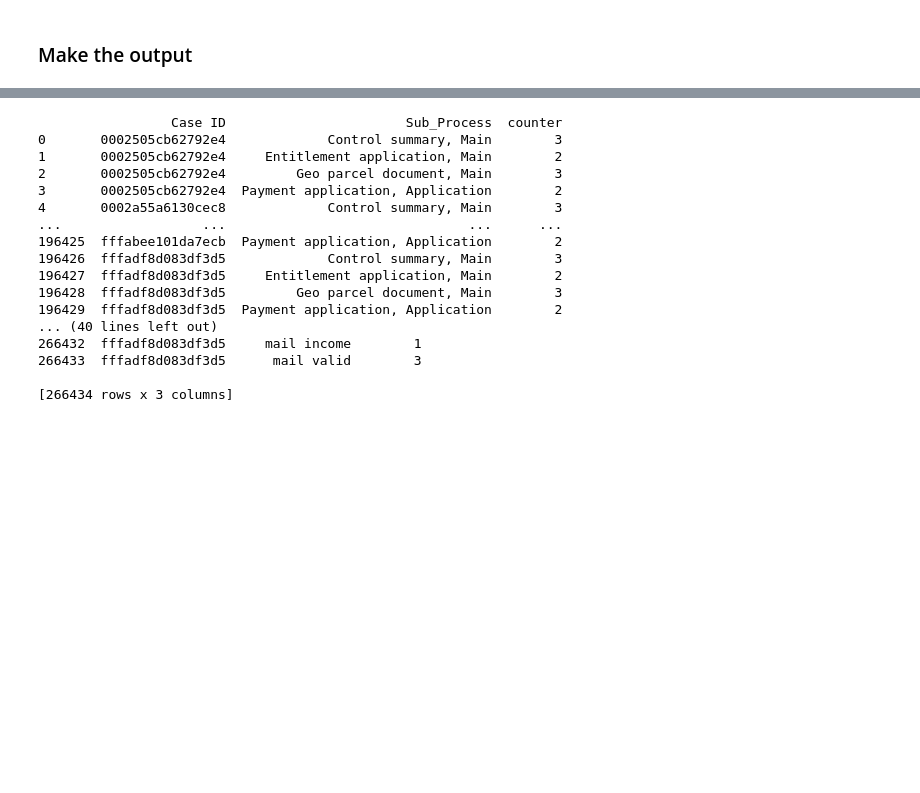
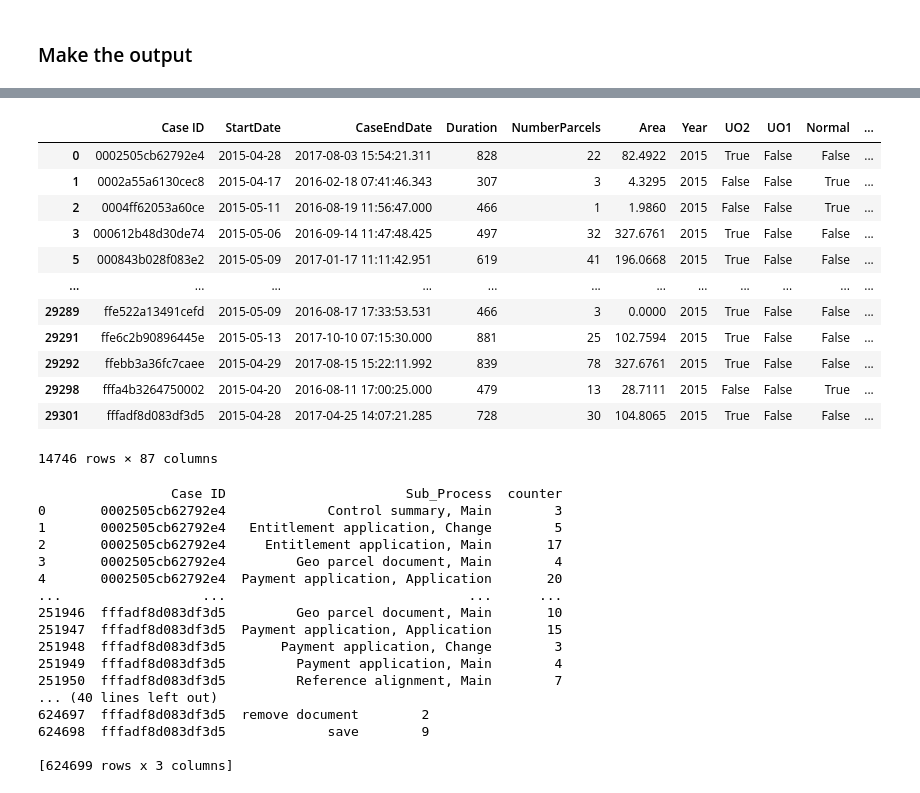
Before and after one commit to rowanarts/process-mining-assignment-2, a Jupyter notebook: Counter Notebook.ipynb, the cells around one changed output, grey strips where cells are left out. Cells and saved outputs as stored; diff of their text form; code cells hidden in the pictures; blank space fills up the shorter version.

```diff
--- a/Counter Notebook.ipynb
+++ b/Counter Notebook.ipynb
@@ -177,9 +177,14 @@ def setActivityCutoffPointTrain(cutoff):
 
     dfResults = dfResults.fillna(0)
 
+
 #     filterout = len(dfResults[dfResults['last_event_nr']!=cutoff])
 #     print("Filterout {} cases because they have less than {} events".format(filterout, cutoff))
-    dfResults = dfResults[dfResults['last_event_nr']==cutoff]
+    dfResults = dfResults[dfResults['last_event_nr']<=cutoff]
     dfResults.drop(columns=['DS Case ID', 'Act Case ID', 'last_event_nr'], axis=1, inplace=True)
+    dfResults = dfResults[dfResults['StartDate'].dt.year == 2015]
+
 
     return dfResults
+# %%
+traintest = setActivityCutoffPointTrain(180)
@@ -186,3 +209,19 @@ def setActivityCutoffPointTrain(cutoff):
+# %%
+traintest
+# %% [output]
+|  | Case ID | StartDate | CaseEndDate | Duration | NumberParcels | Area | Year | UO2 | UO1 | Normal | ... |
+| 0 | 0002505cb62792e4 | 2015-04-28 | 2017-08-03 15:54:21.311 | 828 | 22 | 82.4922 | 2015 | True | False | False | ... |
+| 1 | 0002a55a6130cec8 | 2015-04-17 | 2016-02-18 07:41:46.343 | 307 | 3 | 4.3295 | 2015 | False | False | True | ... |
+| 2 | 0004ff62053a60ce | 2015-05-11 | 2016-08-19 11:56:47.000 | 466 | 1 | 1.9860 | 2015 | False | False | True | ... |
+| 3 | 000612b48d30de74 | 2015-05-06 | 2016-09-14 11:47:48.425 | 497 | 32 | 327.6761 | 2015 | True | False | False | ... |
+| 5 | 000843b028f083e2 | 2015-05-09 | 2017-01-17 11:11:42.951 | 619 | 41 | 196.0668 | 2015 | True | False | False | ... |
+| ... | ... | ... | ... | ... | ... | ... | ... | ... | ... | ... | ... |
+| 29289 | ffe522a13491cefd | 2015-05-09 | 2016-08-17 17:33:53.531 | 466 | 3 | 0.0000 | 2015 | True | False | False | ... |
+| 29291 | ffe6c2b90896445e | 2015-05-13 | 2017-10-10 07:15:30.000 | 881 | 25 | 102.7594 | 2015 | True | False | False | ... |
+| 29292 | ffebb3a36fc7caee | 2015-04-29 | 2017-08-15 15:22:11.992 | 839 | 78 | 327.6761 | 2015 | True | False | False | ... |
+| 29298 | fffa4b3264750002 | 2015-04-20 | 2016-08-11 17:00:25.000 | 479 | 13 | 28.7111 | 2015 | False | False | True | ... |
+| 29301 | fffadf8d083df3d5 | 2015-04-28 | 2017-04-25 14:07:21.285 | 728 | 30 | 104.8065 | 2015 | True | False | False | ... |
+14746 rows × 87 columns
 # %%
 def setActivityCutoffPointTest(cutoff):
     df1 = deepcopy(df)
@@ -257,22 +296,22 @@ def make_train_test_split(cutoff, write = False):
         test.to_csv("C:/Users/nlsvee/Documents/JADS Y2/PROM/Assignment 2/process-mining-assignment-2/dataset/aggregated/Test {} Events - Case Aggeration.csv".format(cutoff))
     return train, test
 # %%
-train, test = make_train_test_split(10, write = False)
+train, test = make_train_test_split(100, write = False)
 # %% [output]
                  Case ID                       Sub_Process  counter
 0       0002505cb62792e4             Control summary, Main        3
-1       0002505cb62792e4     Entitlement application, Main        2
-2       0002505cb62792e4         Geo parcel document, Main        3
-3       0002505cb62792e4  Payment application, Application        2
-4       0002a55a6130cec8             Control summary, Main        3
+1       0002505cb62792e4   Entitlement application, Change        5
+2       0002505cb62792e4     Entitlement application, Main       17
+3       0002505cb62792e4         Geo parcel document, Main        4
+4       0002505cb62792e4  Payment application, Application       20
 ...                  ...                               ...      ...
-196425  fffabee101da7ecb  Payment application, Application        2
-196426  fffadf8d083df3d5             Control summary, Main        3
-196427  fffadf8d083df3d5     Entitlement application, Main        2
-196428  fffadf8d083df3d5         Geo parcel document, Main        3
-196429  fffadf8d083df3d5  Payment application, Application        2
+251946  fffadf8d083df3d5         Geo parcel document, Main       10
+251947  fffadf8d083df3d5  Payment application, Application       15
+251948  fffadf8d083df3d5       Payment application, Change        3
+251949  fffadf8d083df3d5         Payment application, Main        4
+251950  fffadf8d083df3d5         Reference alignment, Main        7
 ... (40 lines left out)
-266432  fffadf8d083df3d5     mail income        1
-266433  fffadf8d083df3d5      mail valid        3
+624697  fffadf8d083df3d5  remove document        2
+624698  fffadf8d083df3d5             save        9
 
-[266434 rows x 3 columns]
+[624699 rows x 3 columns]
```
Also changed, not shown: parts of 4 cells of this notebook, 2 other files.
